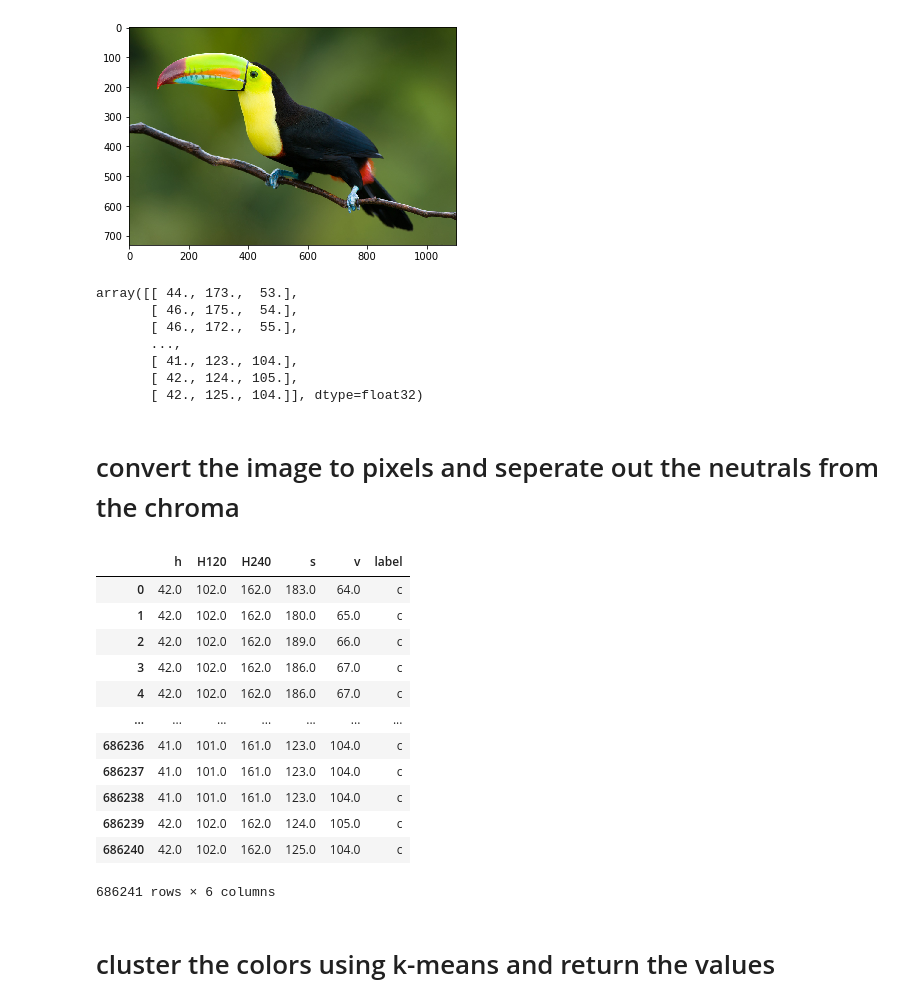
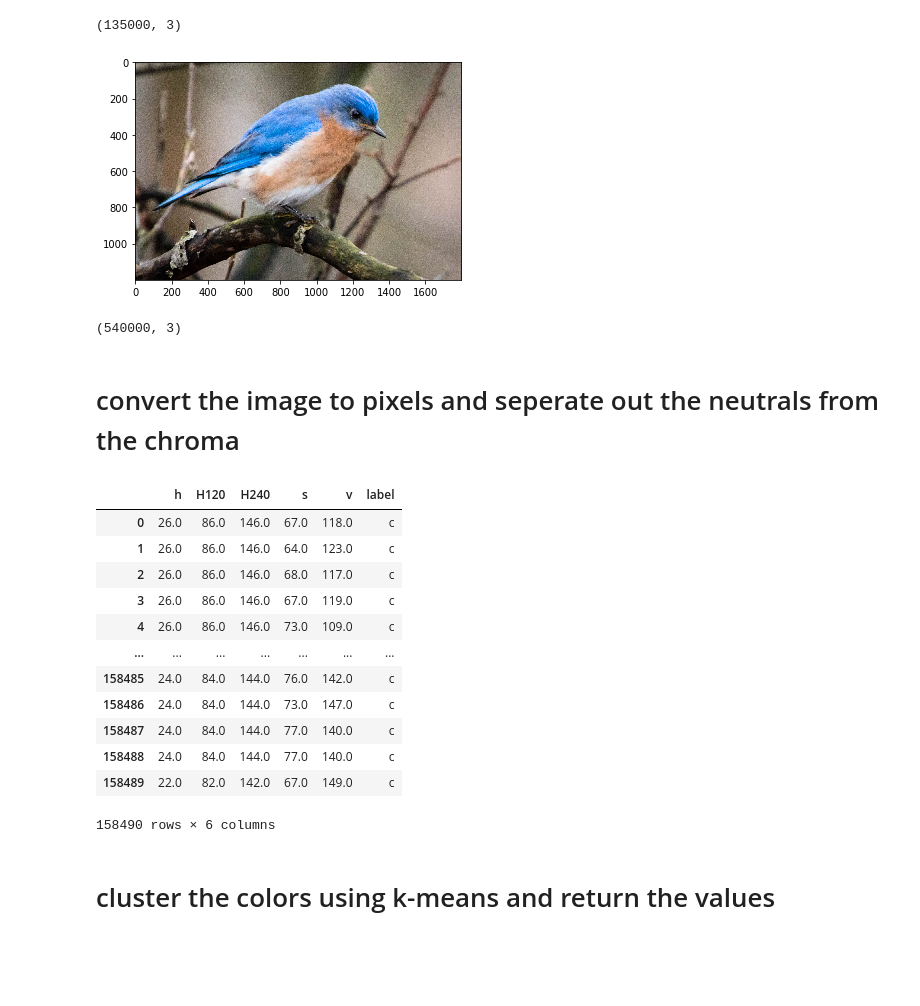
Before and after one commit to skyelong/Insight_Project, a Jupyter notebook: notebooks/4_clustering_user_data.ipynb, the cells around one changed output. Cells and saved outputs as stored; diff of their text form; code cells hidden in the pictures; blank space fills up the shorter version.

```diff
--- a/notebooks/4_clustering_user_data.ipynb
+++ b/notebooks/4_clustering_user_data.ipynb
@@ -23,18 +35,16 @@ hsv_knn_neutral = load('/Users/macbook/Box/git_hub/Insight_Project_clean/models/
+# %%
+pixels.shape
+# %% [output]
+(135000, 3)
 # %%
 #custom function imports image and converts to hsv and 1-D pixel array
-pixels = hsv.import_convert_pixelize('/Users/macbook/Box/insight_project_data/test_image/tucan2.jpg')
+pixels = hsv.import_convert_pixelize('/Users/macbook/Box/insight_project_data/test_image/blue.jpg')
 # %% [output]
-[figure, old version]
+[figure, new version]
 # %%
-pixels
+pixels.shape
 # %% [output]
-array([[ 44., 173.,  53.],
-       [ 46., 175.,  54.],
-       [ 46., 172.,  55.],
-       ...,
-       [ 41., 123., 104.],
-       [ 42., 124., 105.],
-       [ 42., 125., 104.]], dtype=float32)
+(540000, 3)
 # %% [markdown]
 # convert the image to pixels and seperate out the neutrals from the chroma
 # %%
@@ -48,18 +58,18 @@ shifted_colors, shifted_neutrals = hsv.shift_h_split(pixels, .25, .25)
 shifted_colors
 # %% [output]
 |  | h | H120 | H240 | s | v | label |
-| 0 | 42.0 | 102.0 | 162.0 | 183.0 | 64.0 | c |
-| 1 | 42.0 | 102.0 | 162.0 | 180.0 | 65.0 | c |
-| 2 | 42.0 | 102.0 | 162.0 | 189.0 | 66.0 | c |
-| 3 | 42.0 | 102.0 | 162.0 | 186.0 | 67.0 | c |
-| 4 | 42.0 | 102.0 | 162.0 | 186.0 | 67.0 | c |
+| 0 | 26.0 | 86.0 | 146.0 | 67.0 | 118.0 | c |
+| 1 | 26.0 | 86.0 | 146.0 | 64.0 | 123.0 | c |
+| 2 | 26.0 | 86.0 | 146.0 | 68.0 | 117.0 | c |
+| 3 | 26.0 | 86.0 | 146.0 | 67.0 | 119.0 | c |
+| 4 | 26.0 | 86.0 | 146.0 | 73.0 | 109.0 | c |
 | ... | ... | ... | ... | ... | ... | ... |
-| 686236 | 41.0 | 101.0 | 161.0 | 123.0 | 104.0 | c |
-| 686237 | 41.0 | 101.0 | 161.0 | 123.0 | 104.0 | c |
-| 686238 | 41.0 | 101.0 | 161.0 | 123.0 | 104.0 | c |
-| 686239 | 42.0 | 102.0 | 162.0 | 124.0 | 105.0 | c |
-| 686240 | 42.0 | 102.0 | 162.0 | 125.0 | 104.0 | c |
+| 158485 | 24.0 | 84.0 | 144.0 | 76.0 | 142.0 | c |
+| 158486 | 24.0 | 84.0 | 144.0 | 73.0 | 147.0 | c |
+| 158487 | 24.0 | 84.0 | 144.0 | 77.0 | 140.0 | c |
+| 158488 | 24.0 | 84.0 | 144.0 | 77.0 | 140.0 | c |
+| 158489 | 22.0 | 82.0 | 142.0 | 67.0 | 149.0 | c |
-686241 rows × 6 columns
+158490 rows × 6 columns
 # %% [markdown]
 # cluster the colors using k-means and return the values
 # %%
```
Also changed, not shown: parts of 10 cells of this notebook, 7 other files.
